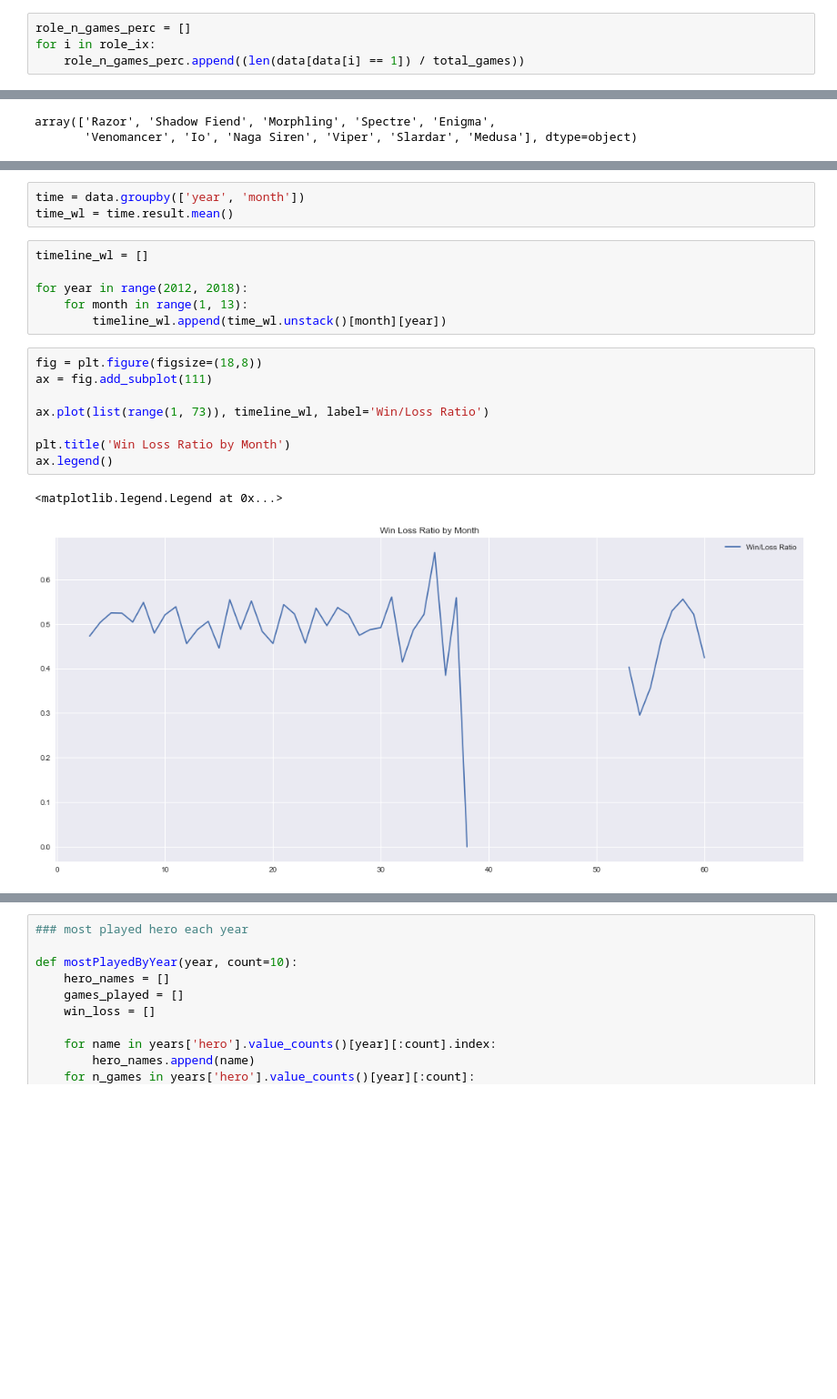
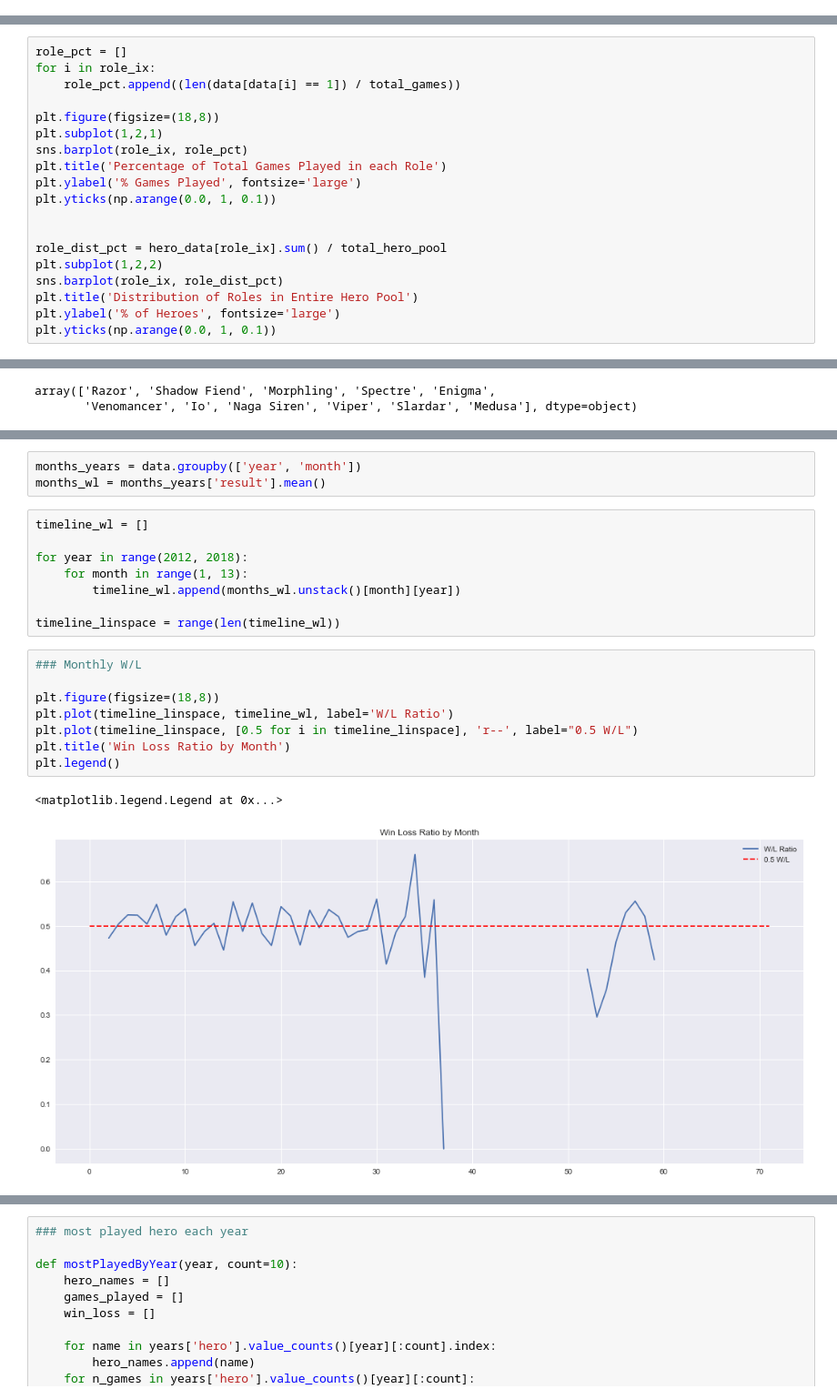
Before and after one commit to billwarker/opendota-analysis, a Jupyter notebook: A Statistical Look Back on my Dota 2 Career.ipynb, the cells around one changed output, grey strips where cells are left out. Shown at 91% size. Saved outputs shown, nothing was run; the diff lists cells and outputs as text; blank space fills up the shorter version.

```diff
--- a/A Statistical Look Back on my Dota 2 Career.ipynb
+++ b/A Statistical Look Back on my Dota 2 Career.ipynb
@@ -819,4 +860,0 @@ plt.title('Role Correlations')
-# %%
-role_n_games_perc = []
-for i in role_ix:
-    role_n_games_perc.append((len(data[data[i] == 1]) / total_games))
@@ -841,0 +861,19 @@ Name: result, dtype: float64
+# %%
+role_pct = []
+for i in role_ix:
+    role_pct.append((len(data[data[i] == 1]) / total_games))
+
+plt.figure(figsize=(18,8))
+plt.subplot(1,2,1)
+sns.barplot(role_ix, role_pct)
+plt.title('Percentage of Total Games Played in each Role')
+plt.ylabel('% Games Played', fontsize='large')
+plt.yticks(np.arange(0.0, 1, 0.1))
+
+
+role_dist_pct = hero_data[role_ix].sum() / total_hero_pool
+plt.subplot(1,2,2)
+sns.barplot(role_ix, role_dist_pct)
+plt.title('Distribution of Roles in Entire Hero Pool')
+plt.ylabel('% of Heroes', fontsize='large')
+plt.yticks(np.arange(0.0, 1, 0.1))
@@ -924,20 +1086,22 @@ annotate()
 # %%
-time = data.groupby(['year', 'month'])
-time_wl = time.result.mean()
+months_years = data.groupby(['year', 'month'])
+months_wl = months_years['result'].mean()
 # %%
 timeline_wl = []
 
 for year in range(2012, 2018):
     for month in range(1, 13):
-        timeline_wl.append(time_wl.unstack()[month][year])
+        timeline_wl.append(months_wl.unstack()[month][year])
+
+timeline_linspace = range(len(timeline_wl))
 # %%
-fig = plt.figure(figsize=(18,8))
-ax = fig.add_subplot(111)
+### Monthly W/L
 
-ax.plot(list(range(1, 73)), timeline_wl, label='Win/Loss Ratio')
-
+plt.figure(figsize=(18,8))
+plt.plot(timeline_linspace, timeline_wl, label='W/L Ratio')
+plt.plot(timeline_linspace, [0.5 for i in timeline_linspace], 'r--', label="0.5 W/L")
 plt.title('Win Loss Ratio by Month')
-ax.legend()
+plt.legend()
 # %% [output]
 <matplotlib.legend.Legend at 0x...>
-[figure, old version]
+[figure, new version]
```
Also changed, not shown: parts of 79 cells of this notebook, 1 other file.
